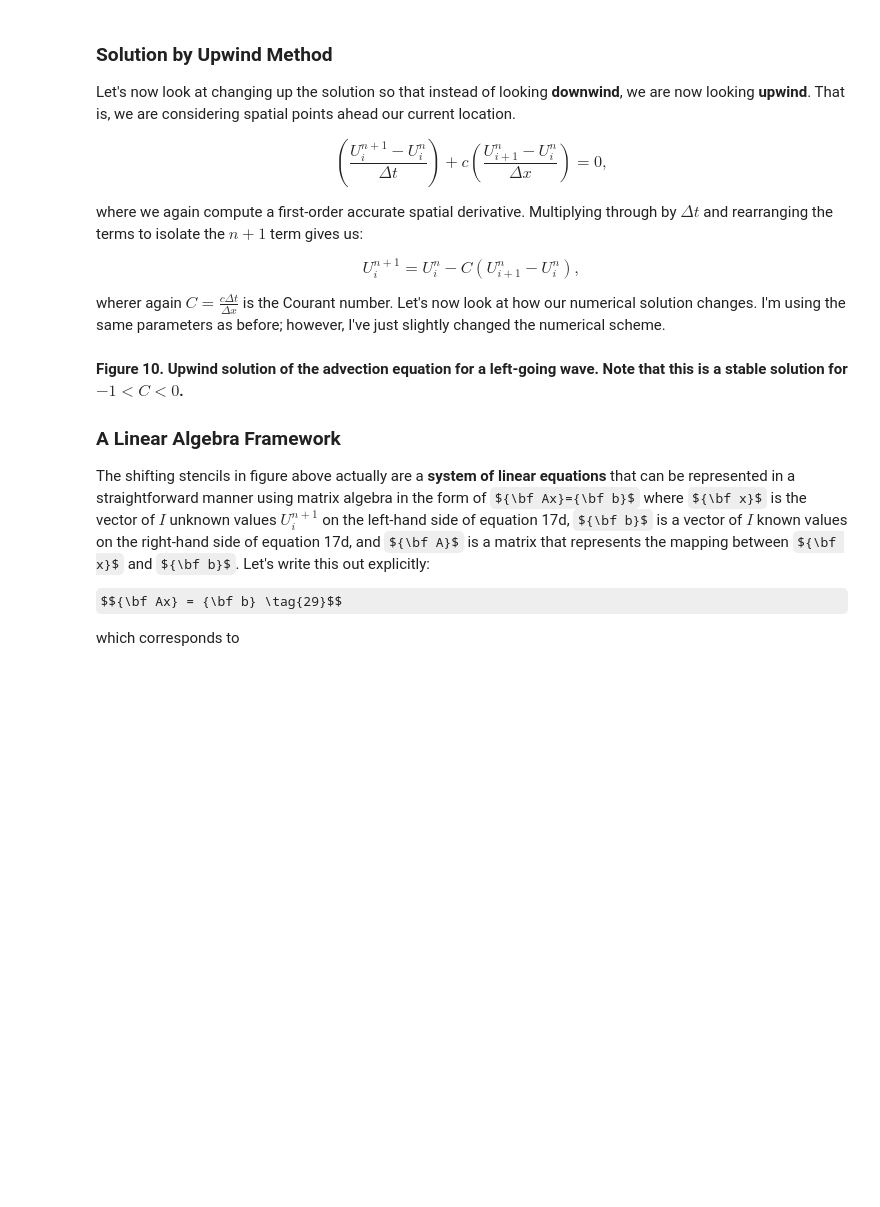
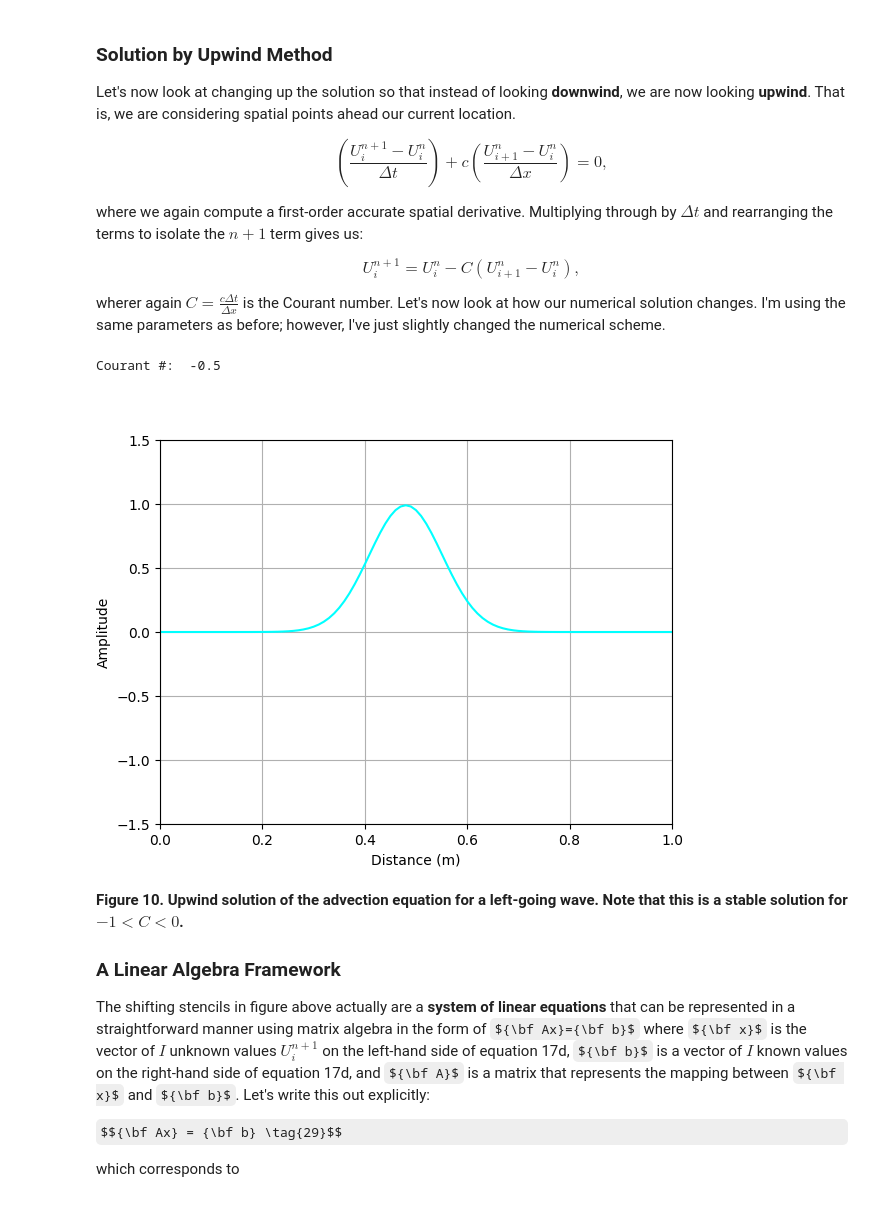
Before and after one commit to jinwar/GeophysicsComputingColab, a Jupyter notebook: 02_Differentiation.ipynb, the cells around one changed output. Drawn from its saved outputs; the diff is of its cells as text; code cells hidden in the pictures; some formulas as TeX source; blank space fills up the shorter version.

```diff
--- a/02_Differentiation.ipynb
+++ b/02_Differentiation.ipynb
@@ -869,42 +862,41 @@ dx = xx[1]-xx[0]
 
 ## . . Initial Condition
 sigma=0.1
 midpoint = (xmax-xmin)/2
 U = np.zeros(np.size(xx))
 U = np.exp(-(xx-midpoint)**2/sigma**2)
 
 ## . . FD paramters
-#vx = -0.5 # velocity
+vx = -0.5 # velocity
 #vx = -1.0 # velocity
 #vx = -1.1 # velocity
-vx = -1.5 # velocity
+# vx = -1.5 # velocity
 LB = RB = 0 # Boundary conditions on left and right
 print('Courant #: ',vx*dt/dx)
 
 c = np.zeros((nx,nt))
 for i in range(nt):
     U = Advection_upwind_solution(U,vx,dx,dt,LB,RB)
     c[:,i]=U
 
 k = 0
 kskip = 3
 
 ## . . Set up movie
 fig5,ax1 = plt.subplots(1)
 fig5.subplots_adjust(0.1,0.1,0.9,0.9)
 fig5.set_dpi(100)
 
 ## . . Call the animator.
+ani_filename = './movies/Adv_upwind_left.gif'
 anim5 = animation.FuncAnimation(fig5,advection_animate,frames=int((nt-kskip)/kskip),interval=100)
-#!rm -f ./movies/Ex3_5.mp4
-anim5.save('./movies/Ex3_5.mp4')
+anim5.save(ani_filename)
 plt.close()
 
-HTML("""
-<video width="500" controls style="display:block; margin:0 auto;">
-  <source src="./movies/Ex3_5.mp4" type="video/mp4">
-</video>
-""")
+Image(open(ani_filename,'rb').read())
+# %% [output]
+Courant #:  -0.5
+[figure, added]
 # %% [markdown]
 **Figure 10. Upwind solution of the advection equation for a left-going wave. Note that this is a stable solution for $-1<C<0$.**
 
```
Also changed, not shown: parts of 12 cells of this notebook.
